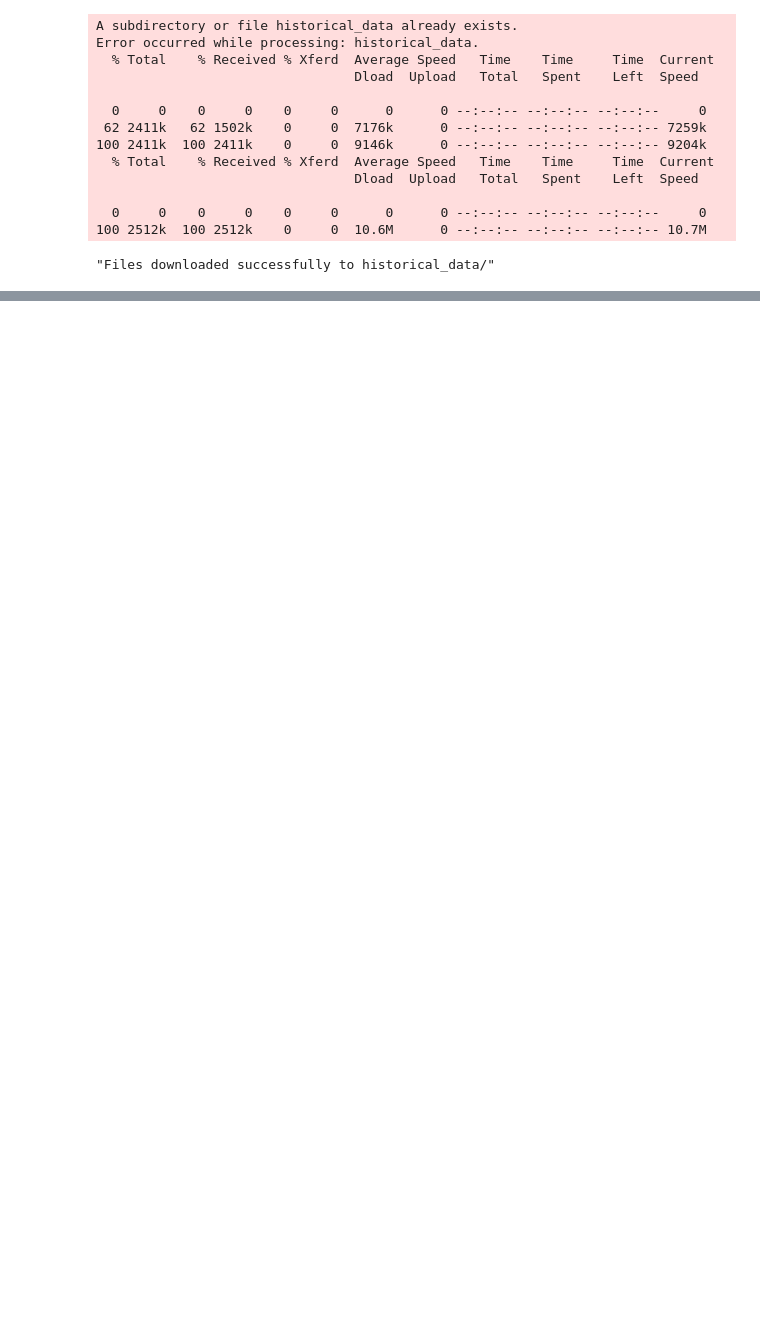
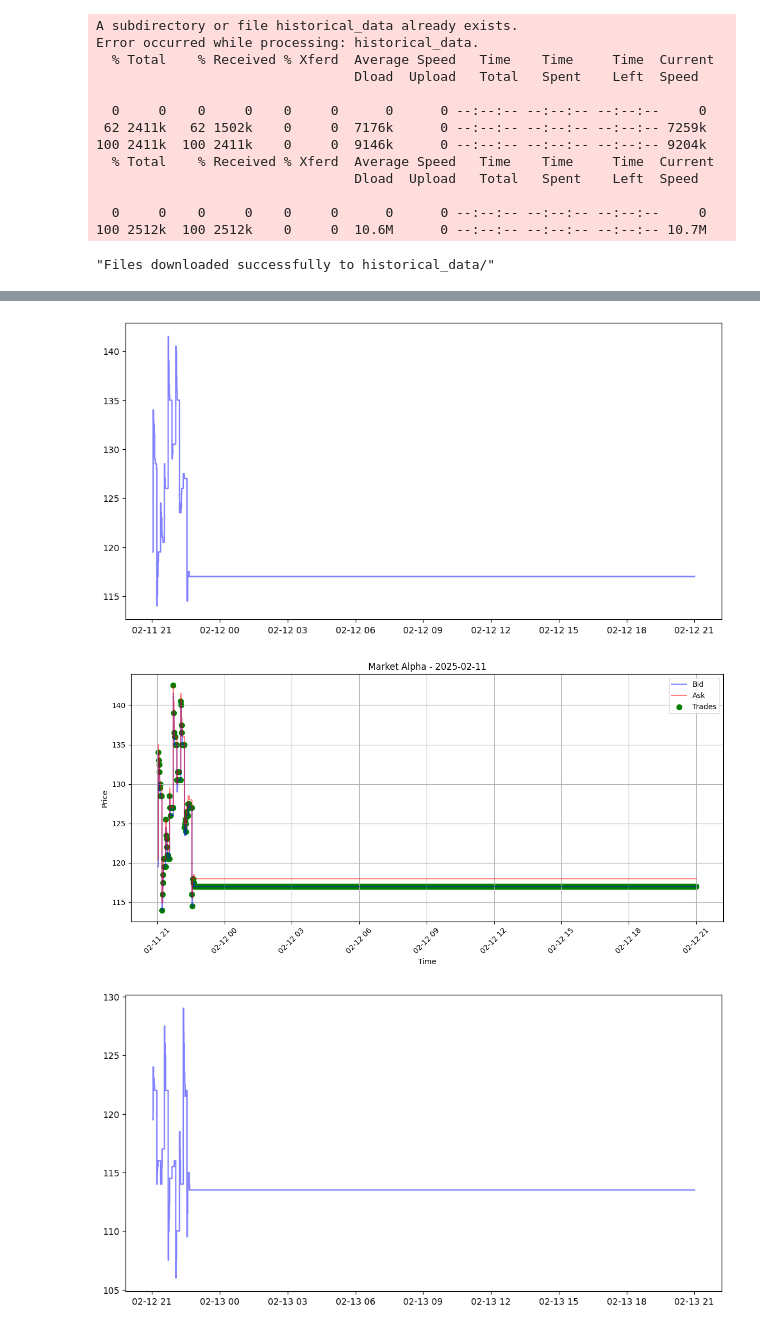
Before and after one commit to Crazytieguy/trading-bootcamp-platform, a Jupyter notebook: python-client/research.ipynb, the cells around one changed output, grey strips where cells are left out. Saved outputs shown, nothing was run; the diff lists cells and outputs as text; code cells hidden in the pictures; blank space fills up the shorter version.

```diff
--- a/python-client/research.ipynb
+++ b/python-client/research.ipynb
@@ -56,3 +56,41 @@ Sample of alpha market grid:
 | 2025-02-11 21:04:00+00:00 | alpha | 9260.0 | 133.0 | 0.1 | 134.0 | 4.0 | ... |
 | 2025-02-11 21:05:00+00:00 | alpha | 10265.0 | 132.5 | 1.7 | 133.5 | 4.0 | ... |
 | 2025-02-11 21:06:00+00:00 | alpha | 11042.0 | 131.5 | 2.2 | 133.0 | 1.3 | ... |
+# %%
+import matplotlib.pyplot as plt
+
+# Get alpha market data
+alpha_data = market_grids['alpha']
+
+# Create a figure for each unique day
+for day in alpha_data['days_back'].unique():
+    day_data = alpha_data[alpha_data['days_back'] == day]
+
+    plt.figure(figsize=(12, 6))
+    plt.step(day_data.index, day_data['best_bid_price'], label='Bid', color='blue', alpha=0.5, where='post')
+    # Plot bid/ask prices
+    plt.figure(figsize=(12, 6))
+
+    # Plot bid/ask prices
+    plt.step(day_data.index, day_data['best_bid_price'], label='Bid', color='blue', alpha=0.5, where='post')
+    plt.step(day_data.index, day_data['best_offer_price'], label='Ask', color='red', alpha=0.5, where='post')
+
+    # Plot trades
+    trades_mask = day_data['last_trade_price'].notna()
+    plt.scatter(day_data[trades_mask].index,
+               day_data[trades_mask]['last_trade_price'],
+               label='Trades', color='green', s=50)
+
+    plt.title(f'Market Alpha - {day_data.index[0].date()}')
+    plt.xlabel('Time')
+    plt.ylabel('Price')
+    plt.legend()
+    plt.grid(True)
+    plt.xticks(rotation=45)
+    plt.tight_layout()
+
+plt.show()
+# %% [output]
+[figure, added]
+[figure, added]
+[figure, added]
```
Also changed, not shown: parts of 1 cell of this notebook.
